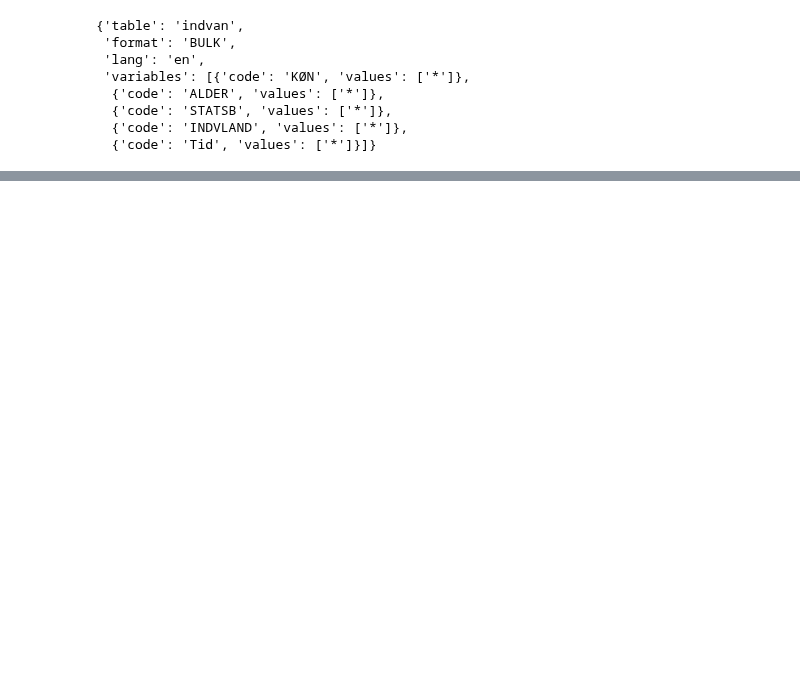
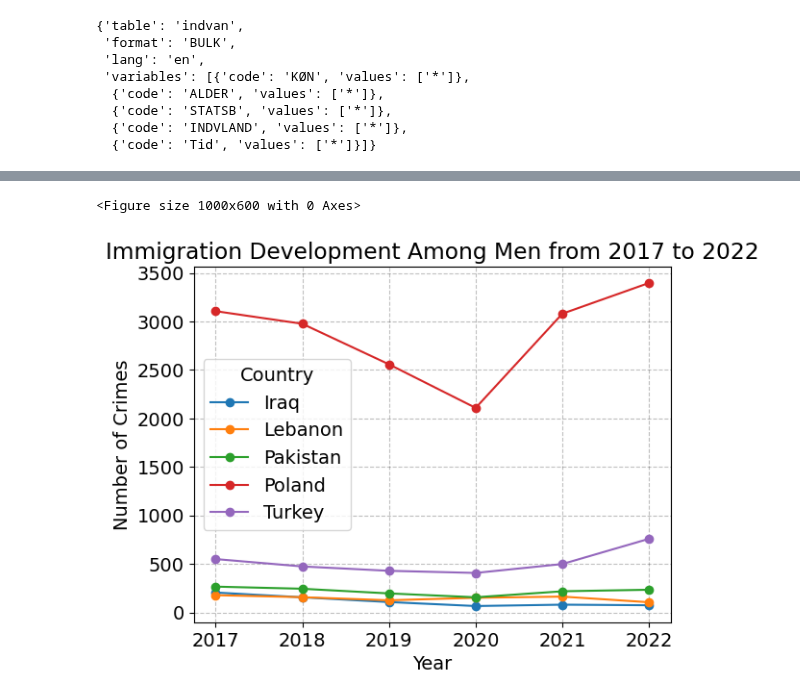
Before and after one commit to NumEconCopenhagen/projects-2024-malik-og-mads, a Jupyter notebook: dataproject/dataproject.ipynb, the cells around one changed output, grey strips where cells are left out. Cells and saved outputs as stored; diff of their text form; code cells hidden in the pictures; blank space fills up the shorter version.

```diff
--- a/dataproject/dataproject.ipynb
+++ b/dataproject/dataproject.ipynb
@@ -314,0 +307,33 @@ ADD CONCISE CONLUSION.
+# %%
+def plot_crime_development(gender):
+    # Step 1: Filter by gender and year
+    filtered_data = indvan_api_cleaned[(indvan_api_cleaned['KØN'] == gender) & (indvan_api_cleaned['TID'].between(2017, 2022))]
+
+    # Step 2: Further filter to include only the specified countries
+    countries = ["Turkey", "Pakistan", "Iraq", "Poland", "Lebanon"]
+    filtered_data = filtered_data[filtered_data['INDVLAND'].isin(countries)]
+
+    # Step 3: Group by country and year, then sum
+    grouped_data = filtered_data.groupby(['INDVLAND', 'TID'])['INDHOLD'].sum().unstack()
+
+    # Step 4: Plot the data
+    plt.figure(figsize=(10, 6))  # Adjust the figure size for better readability
+    grouped_data.T.plot(kind='line', marker='o')  # Transpose to have years on the x-axis and countries as lines
+    plt.title(f'Immigration Development Among {gender} from 2017 to 2022')
+    plt.xlabel('Year')
+    plt.ylabel('Number of Crimes')
+    plt.grid(True)
+    plt.legend(title='Country')
+    plt.show()
+
+def on_gender_selected(change):
+    clear_output(wait=True)
+    display(gender_dropdown)  # Redisplay the dropdown to ensure it persists after clearing the output
+    plot_crime_development(change['new'])
+
+gender_dropdown = widgets.Dropdown(options=['Men', 'Women'], description='Gender:')
+gender_dropdown.observe(on_gender_selected, names='value')
+
+display(gender_dropdown)
+plot_crime_development('Men')  # Default display
+# %% [output]
@@ -314,0 +341,2 @@ ADD CONCISE CONLUSION.
+<Figure size 1000x600 with 0 Axes>
+[figure, added]
```
Also changed, not shown: parts of 20 cells of this notebook.
